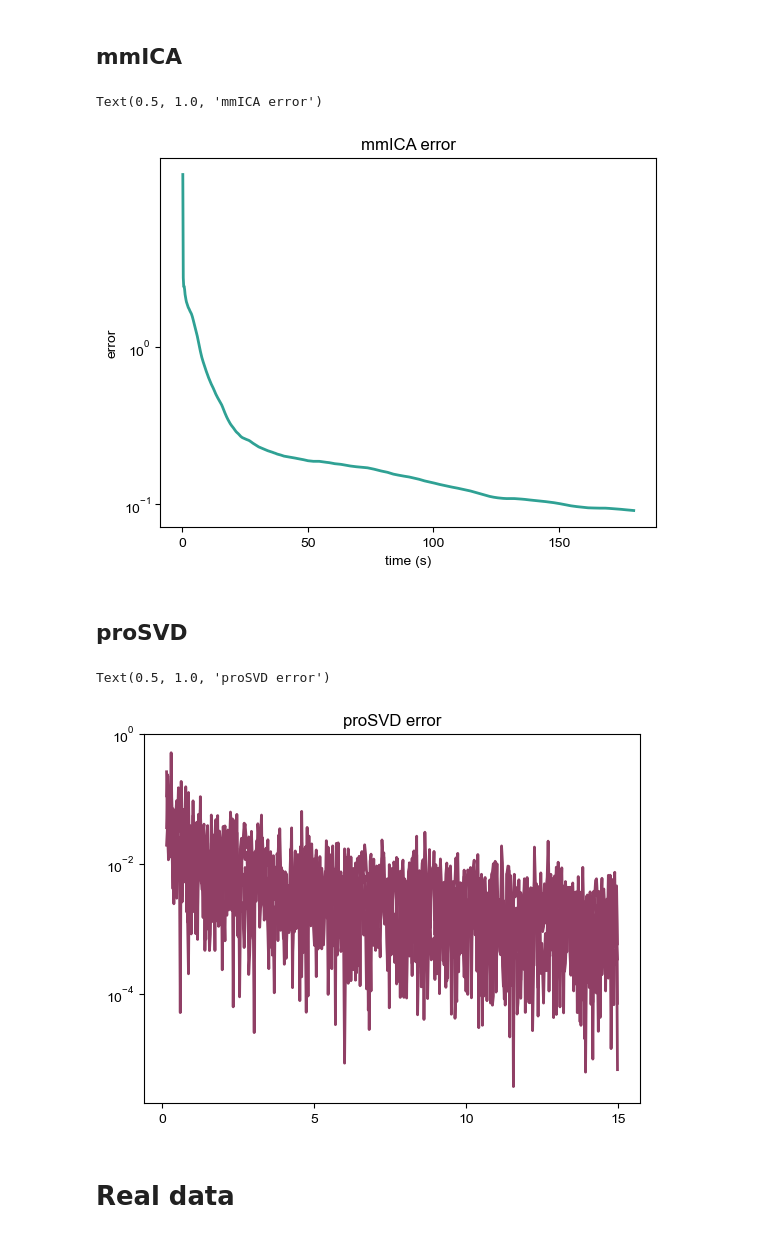
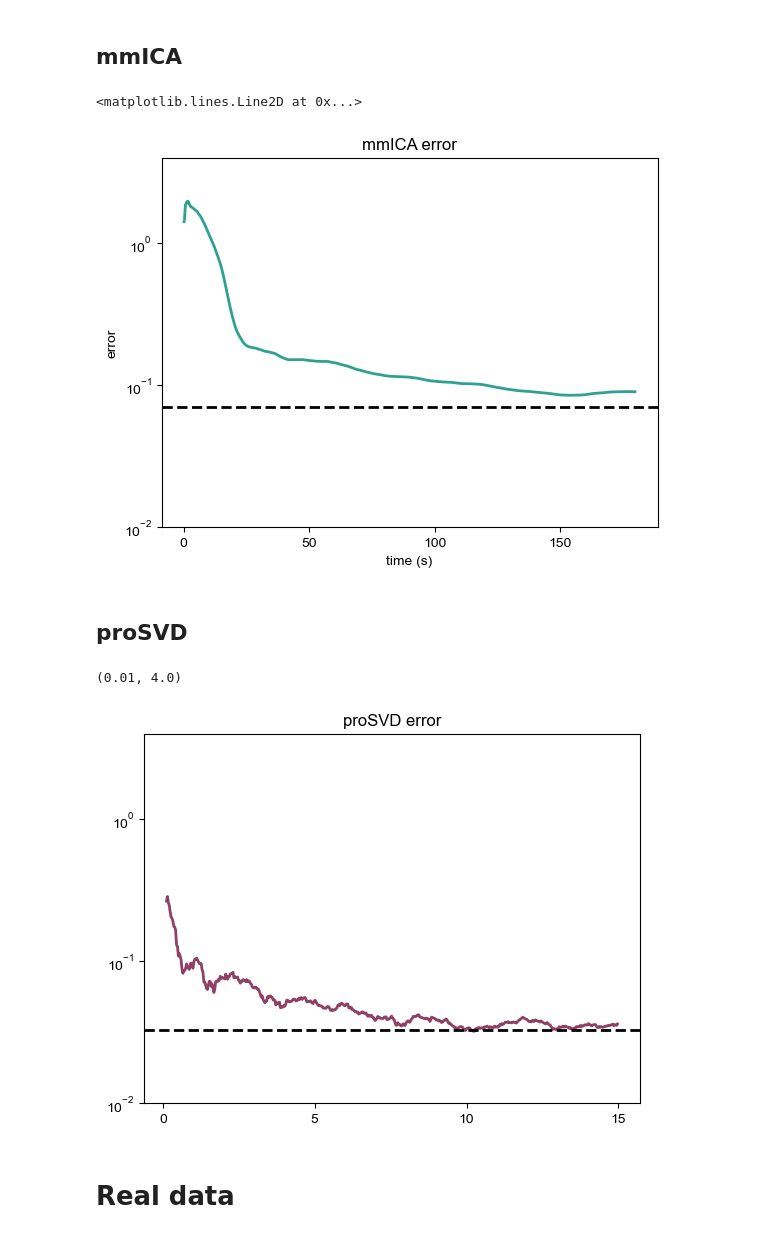
Before and after one commit to draeloslab/AdaptiveLatents, a Jupyter notebook: workspace/convergence_plots.ipynb, the cells around one changed output. Drawn from its saved outputs; the diff is of its cells as text; code cells hidden in the pictures.

Commit message:
makes a proSVD convergence plot for error

```diff
--- a/workspace/convergence_plots.ipynb
+++ b/workspace/convergence_plots.ipynb
@@ -56,4 +53,16 @@ ica.offline_run_on(input_data);
 # %%
+
+ica = mmICA(alpha=.5, maxiter_cg=20, tol=1e-20, log_level=1)
+m = 1_000 # number of blocks
+n = 6 # size of each block
+
+X = rng.laplace(size=(m, n, n))
+input_data = NumpyTimedDataSource(X, timepoints = np.arange(m) * n * dt )
+
+ica.offline_run_on(input_data);
+
+
+
 ts = []
 errors = []
 for W, t in zip(ica.log['W'], ica.log['t'], strict=True):
@@ -69,42 +78,57 @@ ax.set_xlabel('time (s)')
 ax.set_ylabel('error')
 ax.set_xticks([0,50,100,150])
 
+W = sklearn.decomposition.FastICA(max_iter=5000).fit(X.transpose([0,2,1]).reshape(-1,n)).components_
+offline_error = np.linalg.norm(permute(W) - np.eye(W.shape[0]))
+
 if log_y:
     ax.semilogy()
-    ax.set_yticks([1, .1])
+    ax.set_yticks([1, .1, .01])
     ax.minorticks_off()
 else:
     ax.set_yticks([0,1,2])
 
 ax.set_title("mmICA error")
+ax.set_ylim([.01, 4])
+ax.axhline(offline_error, color='k', linestyle = '--')
 # %% [output]
-Text(0.5, 1.0, 'mmICA error')
+<matplotlib.lines.Line2D at 0x...>
-[figure, old version]
+[figure, new version]
 # %% [markdown]
 ## proSVD
 # %%
 X, _, true_variables = al.jpca.generate_circle_embedded_in_high_d(rng, m=500, n=8, stddev=1)
 pro = proSVD(k=4, log_level=1)
 
 pro.offline_run_on(NumpyTimedDataSource(X, timepoints=np.arange(X.shape[0]) * dt))
 
 fig, ax = plt.subplots()
 
-dQ, t = pro.get_Q_stability()
-ax.plot(t, dQ, color=colors[2])
+Q_error, t = pro.get_distance_from_subspace_over_time(true_variables['C'])
+
+
+
+ax.plot(t, Q_error, color=colors[2])
 ax.set_xticks([0,5,10,15])
+
+_, s, Vt = np.linalg.svd(X)
+V = Vt[np.argsort(s)[::-1], :].T[:,:pro.k]
+offline_error = al.utils.principle_angles(V,true_variables['C']).sum()
+ax.axhline(offline_error, color='k', linestyle = '--')
+
 
 if log_y:
     ax.semilogy()
-    ax.set_yticks([1e0, 1e-2, 1e-4])
+    ax.set_yticks([1, .1, .01])
     ax.minorticks_off()
 else:
     ax.set_yticks([0,.5])
 
 ax.set_title("proSVD error")
+ax.set_ylim([.01, 4])
 # %% [output]
-Text(0.5, 1.0, 'proSVD error')
+(0.01, 4.0)
-[figure, old version]
+[figure, new version]
 # %% [markdown]
 # Real data
 # %%
```
Also changed, not shown: parts of 4 cells of this notebook, 1 other file.
